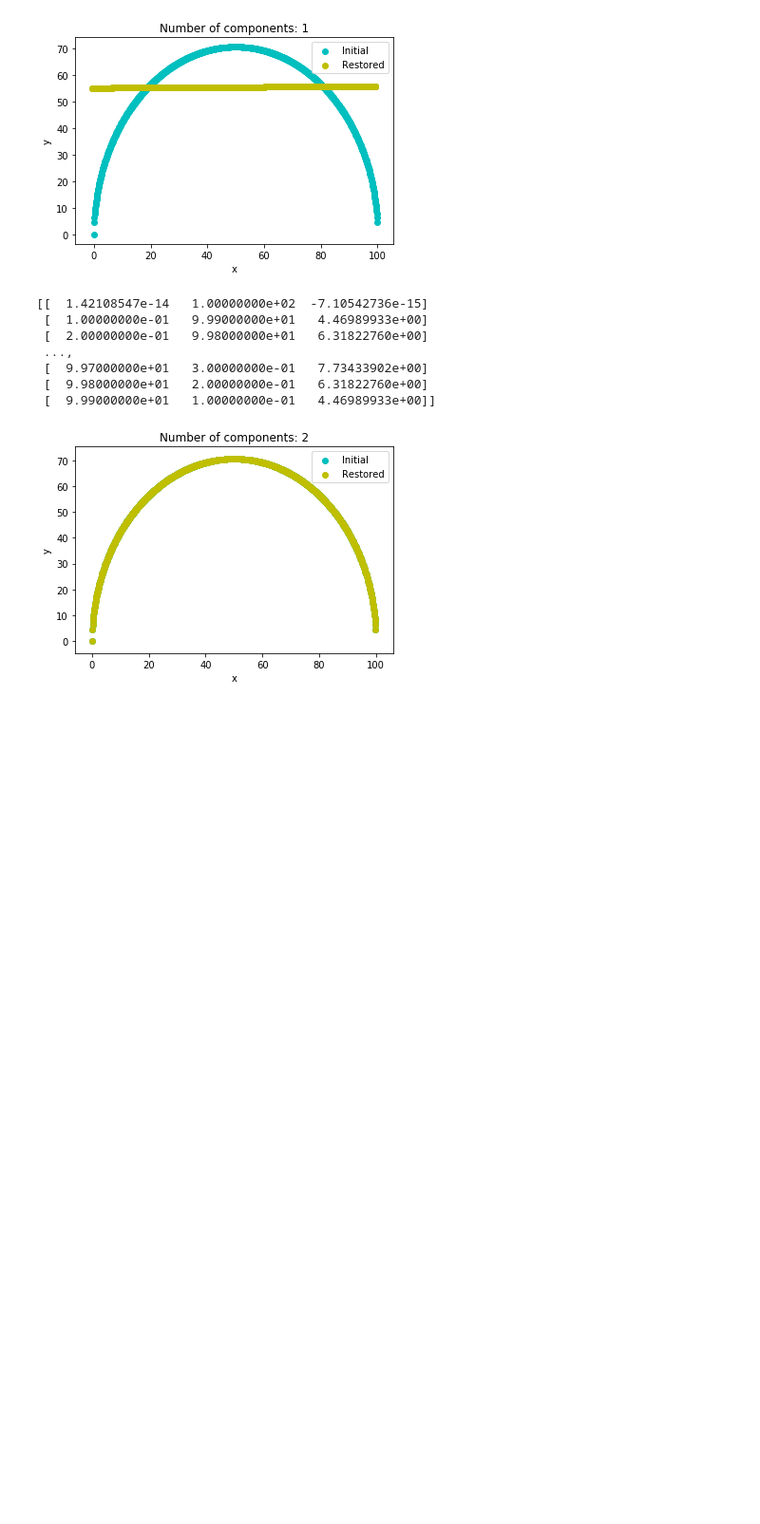
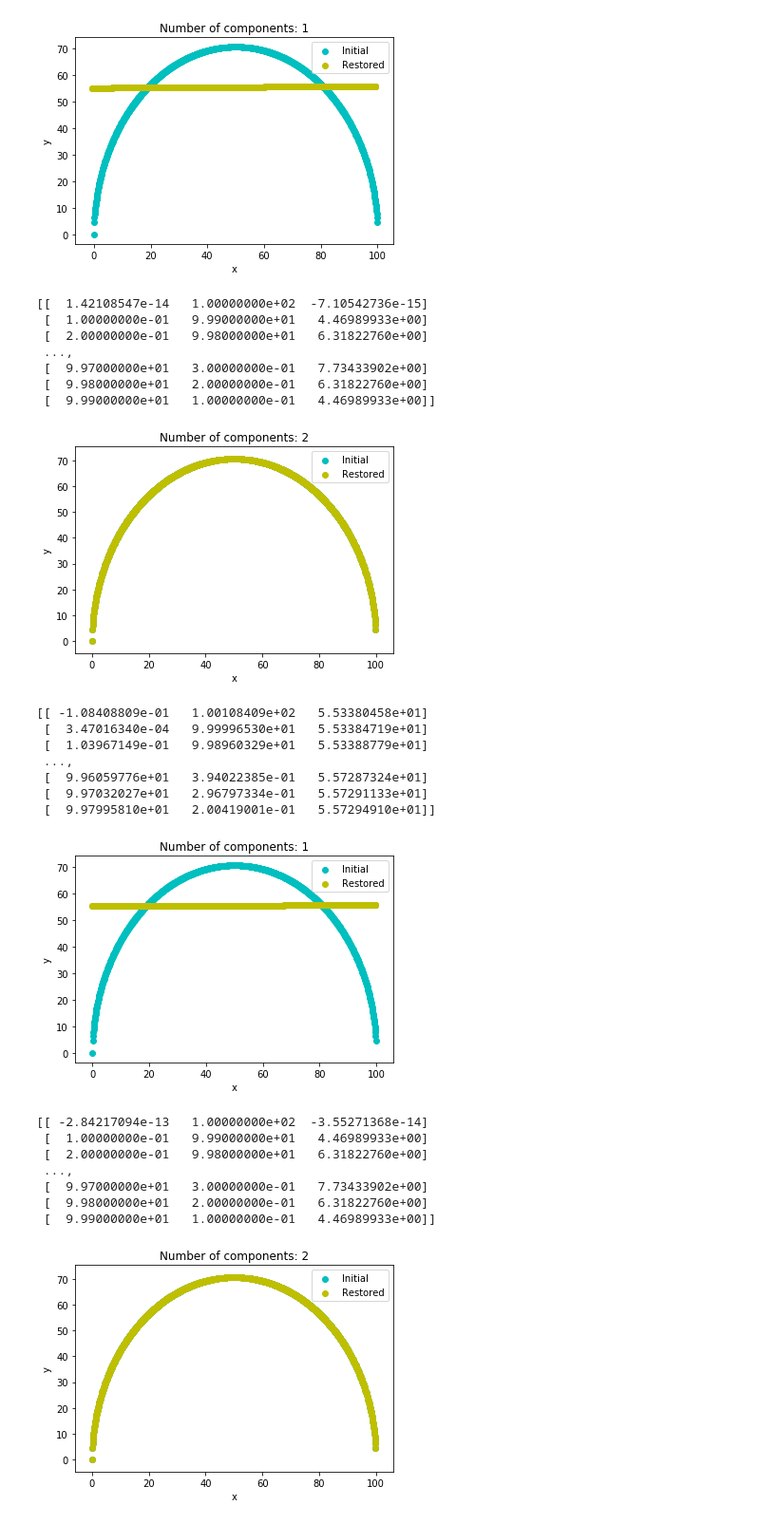
Before and after one commit to MariaKokshaikina/machine-learning-algorithms-examples, a Jupyter notebook: pca/pca-sphere.ipynb, the cells around one changed output. Shown at 95% size. Saved outputs shown, nothing was run; the diff lists cells and outputs as text; code cells hidden in the pictures; blank space fills up the shorter version.

Commit message:
Compare with sklearn

```diff
--- a/pca/pca-sphere.ipynb
+++ b/pca/pca-sphere.ipynb
@@ -73,3 +73,28 @@ for number_of_components in (1,2):
  [  9.98000000e+01   2.00000000e-01   6.31822760e+00]
  [  9.99000000e+01   1.00000000e-01   4.46989933e+00]]
 [figure]
+# %%
+from sklearn.decomposition import PCA
+
+for number_of_components in (1,2):
+    pca = PCA(n_components=number_of_components)
+    x_restored = pca.inverse_transform(pca.fit_transform(x))
+    print (x_restored)
+    plot(x,x_restored,number_of_components)
+# %% [output]
+[[ -1.08408809e-01   1.00108409e+02   5.53380458e+01]
+ [  3.47016340e-04   9.99996530e+01   5.53384719e+01]
+ [  1.03967149e-01   9.98960329e+01   5.53388779e+01]
+ ...,
+ [  9.96059776e+01   3.94022385e-01   5.57287324e+01]
+ [  9.97032027e+01   2.96797334e-01   5.57291133e+01]
+ [  9.97995810e+01   2.00419001e-01   5.57294910e+01]]
+[figure, added]
+[[ -2.84217094e-13   1.00000000e+02  -3.55271368e-14]
+ [  1.00000000e-01   9.99000000e+01   4.46989933e+00]
+ [  2.00000000e-01   9.98000000e+01   6.31822760e+00]
+ ...,
+ [  9.97000000e+01   3.00000000e-01   7.73433902e+00]
+ [  9.98000000e+01   2.00000000e-01   6.31822760e+00]
+ [  9.99000000e+01   1.00000000e-01   4.46989933e+00]]
+[figure, added]
```
Also changed, not shown: 5 other files.
